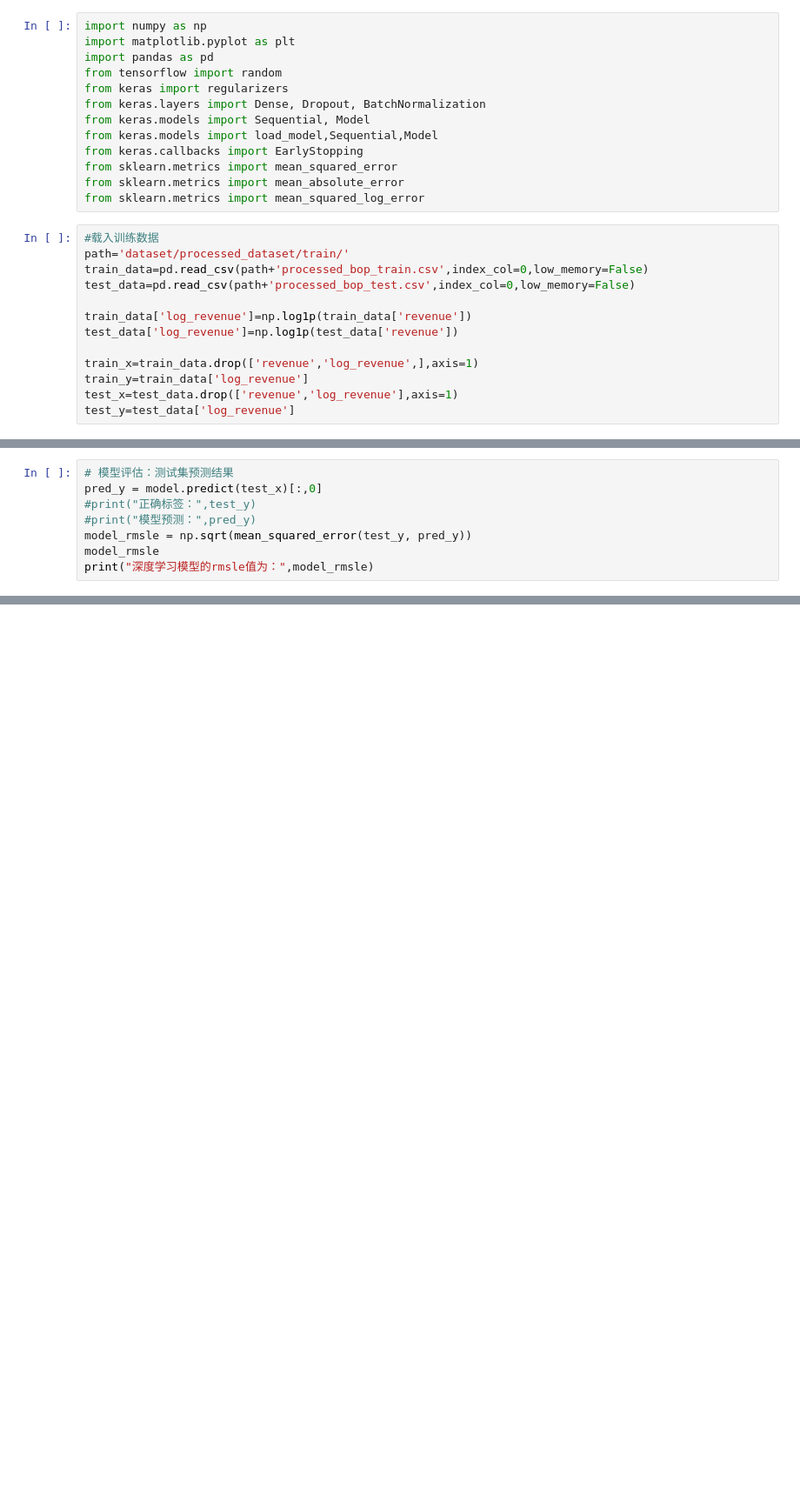
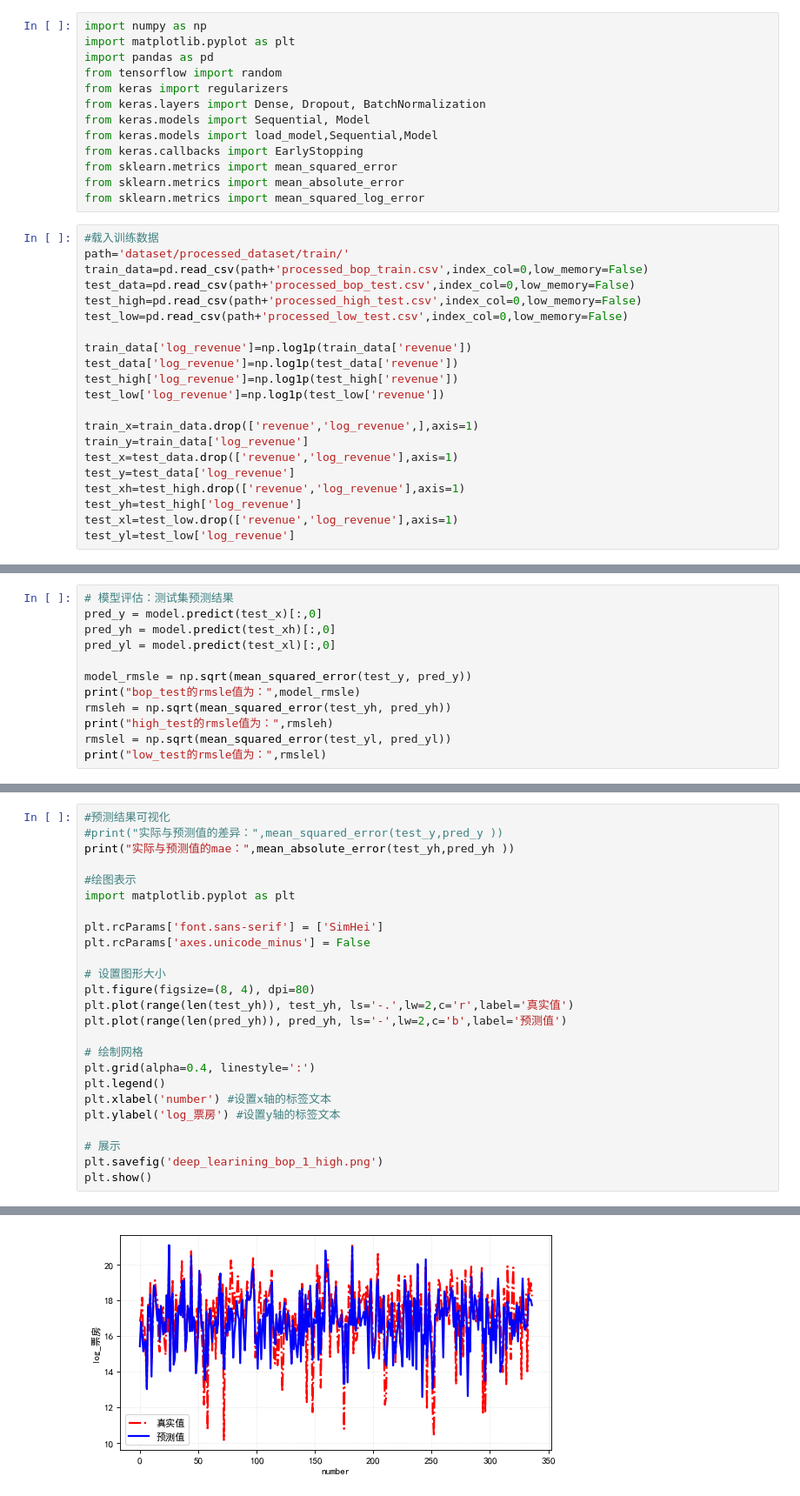
Before and after one commit to fire0027/Data-mining, a Jupyter notebook: TMDB_Box_Office_Prediction/deep_learning_model/deep_learning_model.ipynb, the cells around one changed output, grey strips where cells are left out. Shown at 87% size. Drawn from its saved outputs; the diff is of its cells as text; blank space fills up the shorter version.

```diff
--- a/TMDB_Box_Office_Prediction/deep_learning_model/deep_learning_model.ipynb
+++ b/TMDB_Box_Office_Prediction/deep_learning_model/deep_learning_model.ipynb
@@ -16,14 +16,22 @@ from sklearn.metrics import mean_squared_log_error
 path='dataset/processed_dataset/train/'
 train_data=pd.read_csv(path+'processed_bop_train.csv',index_col=0,low_memory=False)
 test_data=pd.read_csv(path+'processed_bop_test.csv',index_col=0,low_memory=False)
+test_high=pd.read_csv(path+'processed_high_test.csv',index_col=0,low_memory=False)
+test_low=pd.read_csv(path+'processed_low_test.csv',index_col=0,low_memory=False)
 
 train_data['log_revenue']=np.log1p(train_data['revenue'])
 test_data['log_revenue']=np.log1p(test_data['revenue'])
+test_high['log_revenue']=np.log1p(test_high['revenue'])
+test_low['log_revenue']=np.log1p(test_low['revenue'])
 
 train_x=train_data.drop(['revenue','log_revenue',],axis=1)
 train_y=train_data['log_revenue']
 test_x=test_data.drop(['revenue','log_revenue'],axis=1)
 test_y=test_data['log_revenue']
+test_xh=test_high.drop(['revenue','log_revenue'],axis=1)
+test_yh=test_high['log_revenue']
+test_xl=test_low.drop(['revenue','log_revenue'],axis=1)
+test_yl=test_low['log_revenue']
 # %%
 #创建模型结构
 for k in [5, 20, 50]:  # 网格搜索超参数：神经元数k
@@ -86,10 +98,14 @@ _________________________________________________________________
 # %%
 # 模型评估：测试集预测结果
 pred_y = model.predict(test_x)[:,0]
-#print("正确标签：",test_y)
-#print("模型预测：",pred_y)
+pred_yh = model.predict(test_xh)[:,0]
+pred_yl = model.predict(test_xl)[:,0]
+
 model_rmsle = np.sqrt(mean_squared_error(test_y, pred_y))
-model_rmsle
-print("深度学习模型的rmsle值为：",model_rmsle)
+print("bop_test的rmsle值为：",model_rmsle)
+rmsleh = np.sqrt(mean_squared_error(test_yh, pred_yh))
+print("high_test的rmsle值为：",rmsleh)
+rmslel = np.sqrt(mean_squared_error(test_yl, pred_yl))
+print("low_test的rmsle值为：",rmslel)
 # %% [output]
 16/16 [==============================] - 0s 1ms/step
@@ -124,0 +145,26 @@ plt.show()
+# %%
+#预测结果可视化
+#print("实际与预测值的差异：",mean_squared_error(test_y,pred_y ))
+print("实际与预测值的mae：",mean_absolute_error(test_yh,pred_yh ))
+
+#绘图表示
+import matplotlib.pyplot as plt
+
+plt.rcParams['font.sans-serif'] = ['SimHei']
+plt.rcParams['axes.unicode_minus'] = False
+
+# 设置图形大小
+plt.figure(figsize=(8, 4), dpi=80)
+plt.plot(range(len(test_yh)), test_yh, ls='-.',lw=2,c='r',label='真实值')
+plt.plot(range(len(pred_yh)), pred_yh, ls='-',lw=2,c='b',label='预测值')
+
+# 绘制网格
+plt.grid(alpha=0.4, linestyle=':')
+plt.legend()
+plt.xlabel('number') #设置x轴的标签文本
+plt.ylabel('log_票房') #设置y轴的标签文本
+
+# 展示
+plt.savefig('deep_learining_bop_1_high.png')
+plt.show()
+# %% [output]
@@ -124,0 +172 @@ plt.show()
+[figure, added]
```
Also changed, not shown: parts of 9 cells of this notebook, 7 other files.
